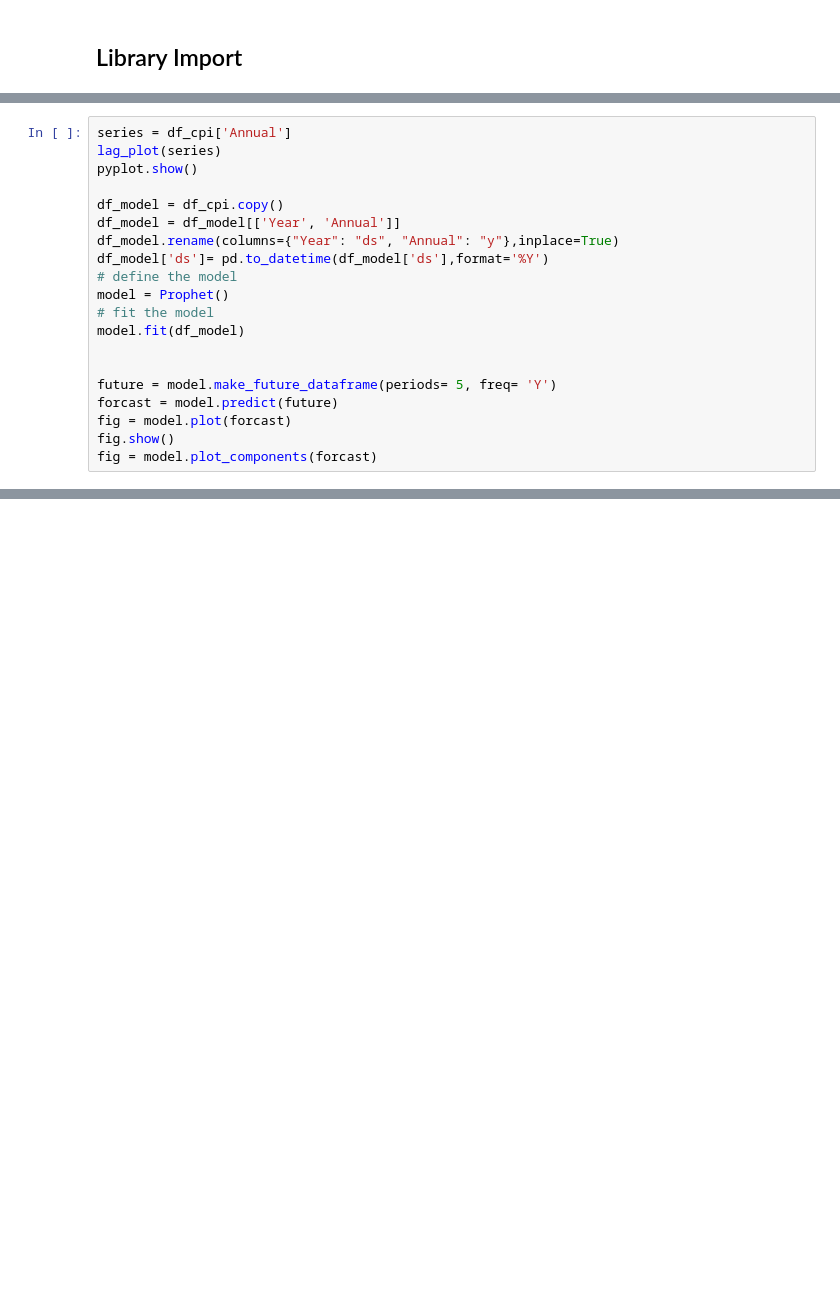
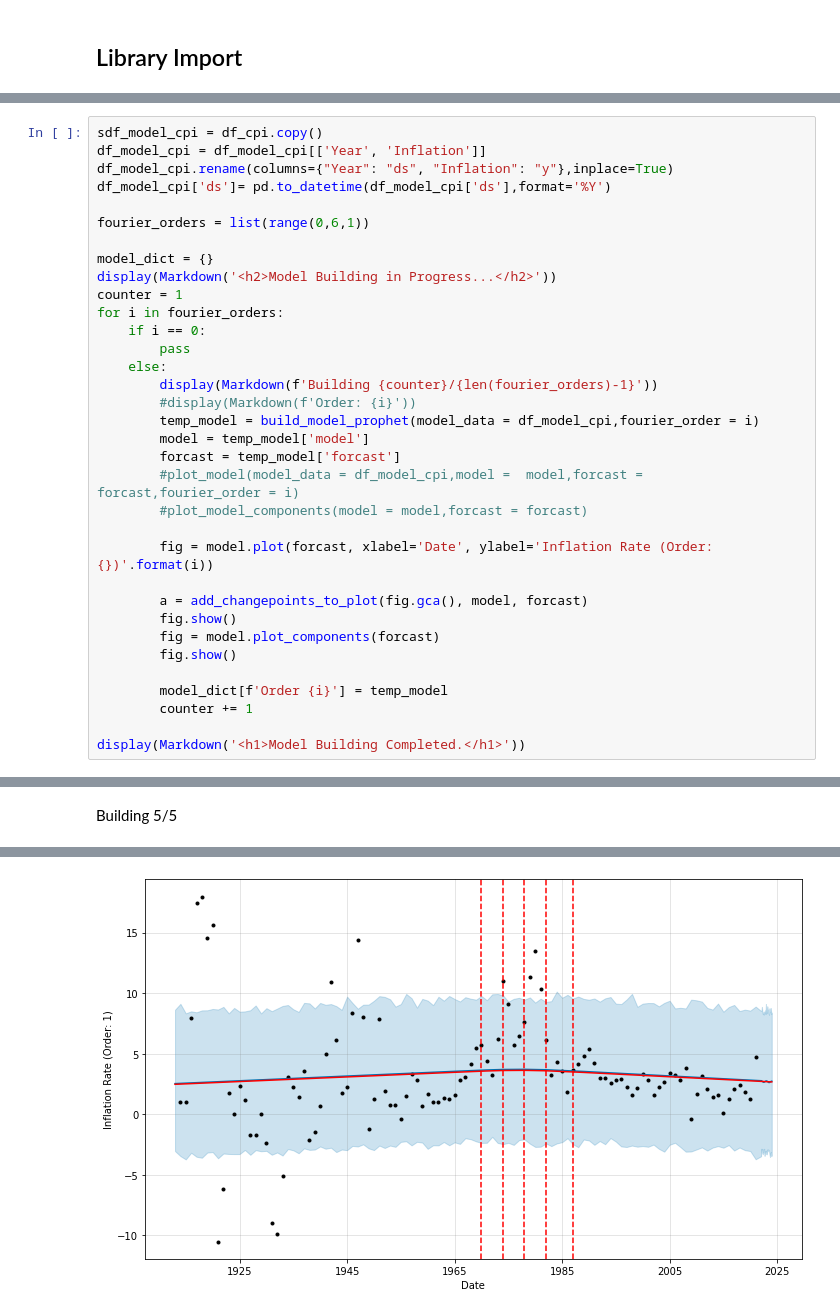
Before and after one commit to Bkeith3248/MGT6203Project, a Jupyter notebook: ProjectNotebook.ipynb, the cells around one changed output, grey strips where cells are left out. Drawn from its saved outputs; the diff is of its cells as text; blank space fills up the shorter version.

```diff
--- a/ProjectNotebook.ipynb
+++ b/ProjectNotebook.ipynb
@@ -106,20 +133,0 @@ fig.show(config=scatter_config)
-# %%
-series = df_cpi['Annual']
-lag_plot(series)
-pyplot.show()
-
-df_model = df_cpi.copy()
-df_model = df_model[['Year', 'Annual']]
-df_model.rename(columns={"Year": "ds", "Annual": "y"},inplace=True)
-df_model['ds']= pd.to_datetime(df_model['ds'],format='%Y')
-# define the model
-model = Prophet()
-# fit the model
-model.fit(df_model)
-
-
-future = model.make_future_dataframe(periods= 5, freq= 'Y')
-forcast = model.predict(future)
-fig = model.plot(forcast)
-fig.show()
-fig = model.plot_components(forcast)
@@ -179,0 +224,35 @@ Name: ds, dtype: datetime64[ns]
+# %%
+sdf_model_cpi = df_cpi.copy()
+df_model_cpi = df_model_cpi[['Year', 'Inflation']]
+df_model_cpi.rename(columns={"Year": "ds", "Inflation": "y"},inplace=True)
+df_model_cpi['ds']= pd.to_datetime(df_model_cpi['ds'],format='%Y')
+
+fourier_orders = list(range(0,6,1))
+
+model_dict = {}
+display(Markdown('<h2>Model Building in Progress...</h2>'))
+counter = 1
+for i in fourier_orders:
+    if i == 0:
+        pass
+    else:
+        display(Markdown(f'Building {counter}/{len(fourier_orders)-1}'))
+        #display(Markdown(f'Order: {i}'))
+        temp_model = build_model_prophet(model_data = df_model_cpi,fourier_order = i)
+        model = temp_model['model']
+        forcast = temp_model['forcast']
+        #plot_model(model_data = df_model_cpi,model =  model,forcast = forcast,fourier_order = i)
+        #plot_model_components(model = model,forcast = forcast)
+
+        fig = model.plot(forcast, xlabel='Date', ylabel='Inflation Rate (Order: {})'.format(i))
+
+        a = add_changepoints_to_plot(fig.gca(), model, forcast)
+        fig.show()
+        fig = model.plot_components(forcast)
+        fig.show()
+
+        model_dict[f'Order {i}'] = temp_model
+        counter += 1
+
+display(Markdown('<h1>Model Building Completed.</h1>'))
+# %% [output]
@@ -179,0 +264 @@ Name: ds, dtype: datetime64[ns]
+Building 5/5
@@ -179,0 +266 @@ Name: ds, dtype: datetime64[ns]
+[figure, added]
```
Also changed, not shown: parts of 9 cells of this notebook, 3 other files.
